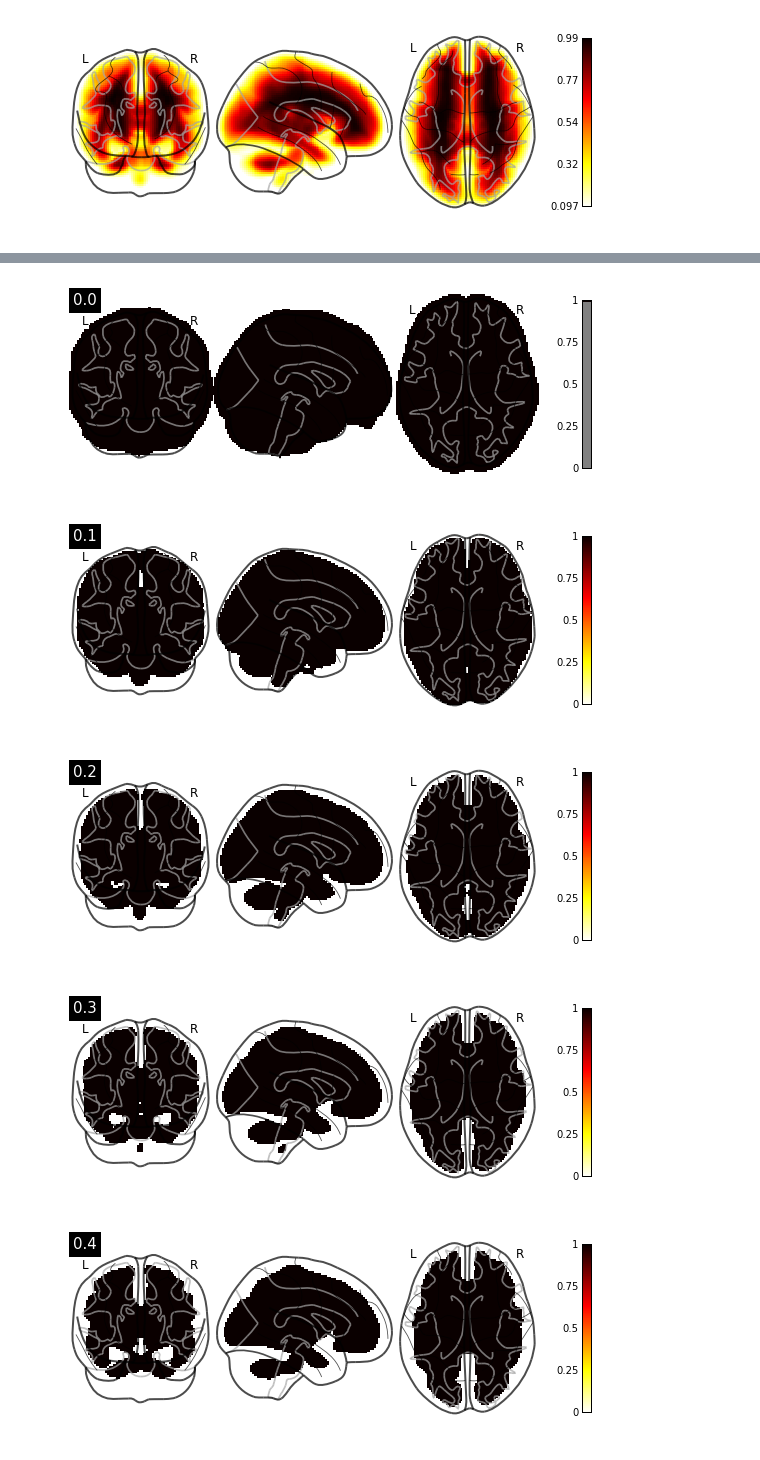
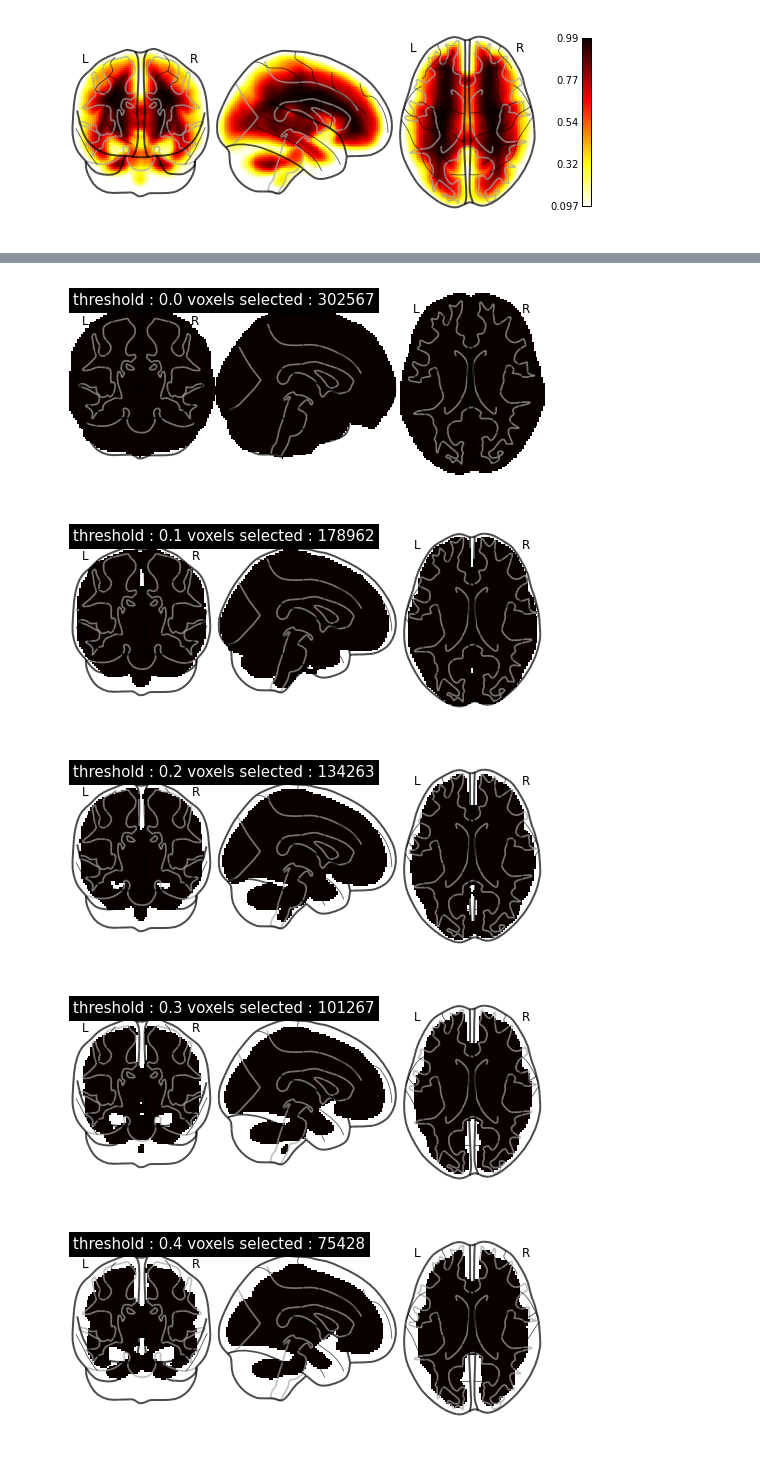
Before and after one commit to DeSistoNV/books, a Jupyter notebook: mask_vis.ipynb, the cells around one changed output, grey strips where cells are left out. Saved outputs shown, nothing was run; the diff lists cells and outputs as text; code cells hidden in the pictures.

```diff
--- a/mask_vis.ipynb
+++ b/mask_vis.ipynb
@@ -23,13 +24,16 @@ data = np.asarray(mask.get_data())
 # %%
 thresholds = np.arange(0,1,.1)
 for i,t in enumerate(thresholds):
     d = np.copy(data)
-    d[d < t] = 0
-    d[d > t] = 1
-    plot_glass_brain(nib.Nifti1Image(d,affine=mask.get_affine()),vmax=1,vmin=0,title=t,colorbar=True)
+    d[d < t], d[d > t] = 0 , 1
+    plot_glass_brain(nib.Nifti1Image(d,affine=mask.get_affine()),
+                                     vmax=1,
+                                     vmin=0,
+                                     title='threshold : {} voxels selected : {}'.format(t,sum(d == 1))
+                                    )
 # %% [output]
-[figure, old version]
+[figure, new version]
-[figure, old version]
+[figure, new version]
-[figure, old version]
+[figure, new version]
-[figure, old version]
+[figure, new version]
-[figure, old version]
+[figure, new version]
```
Also changed, not shown: parts of 3 cells of this notebook.
